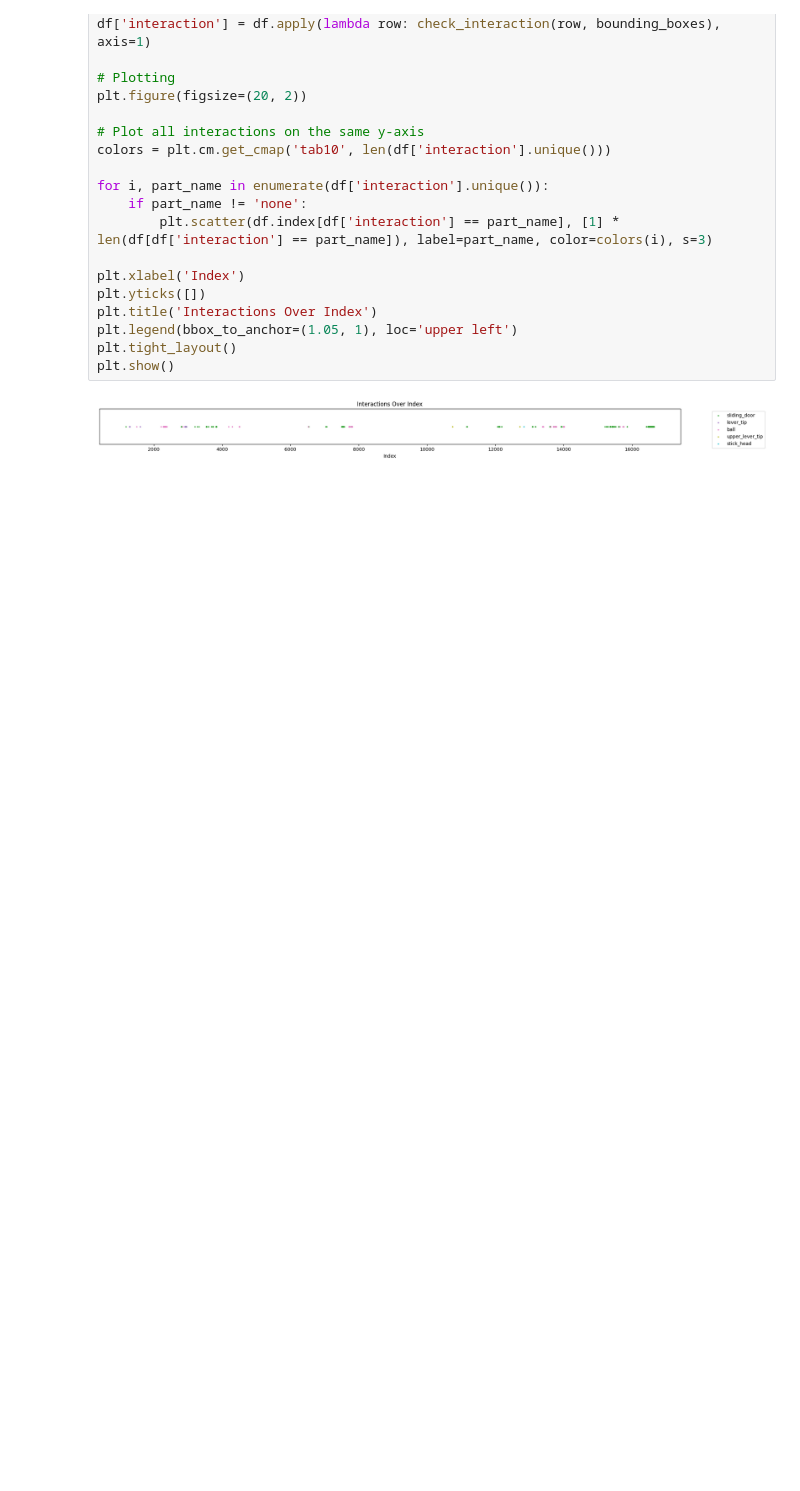
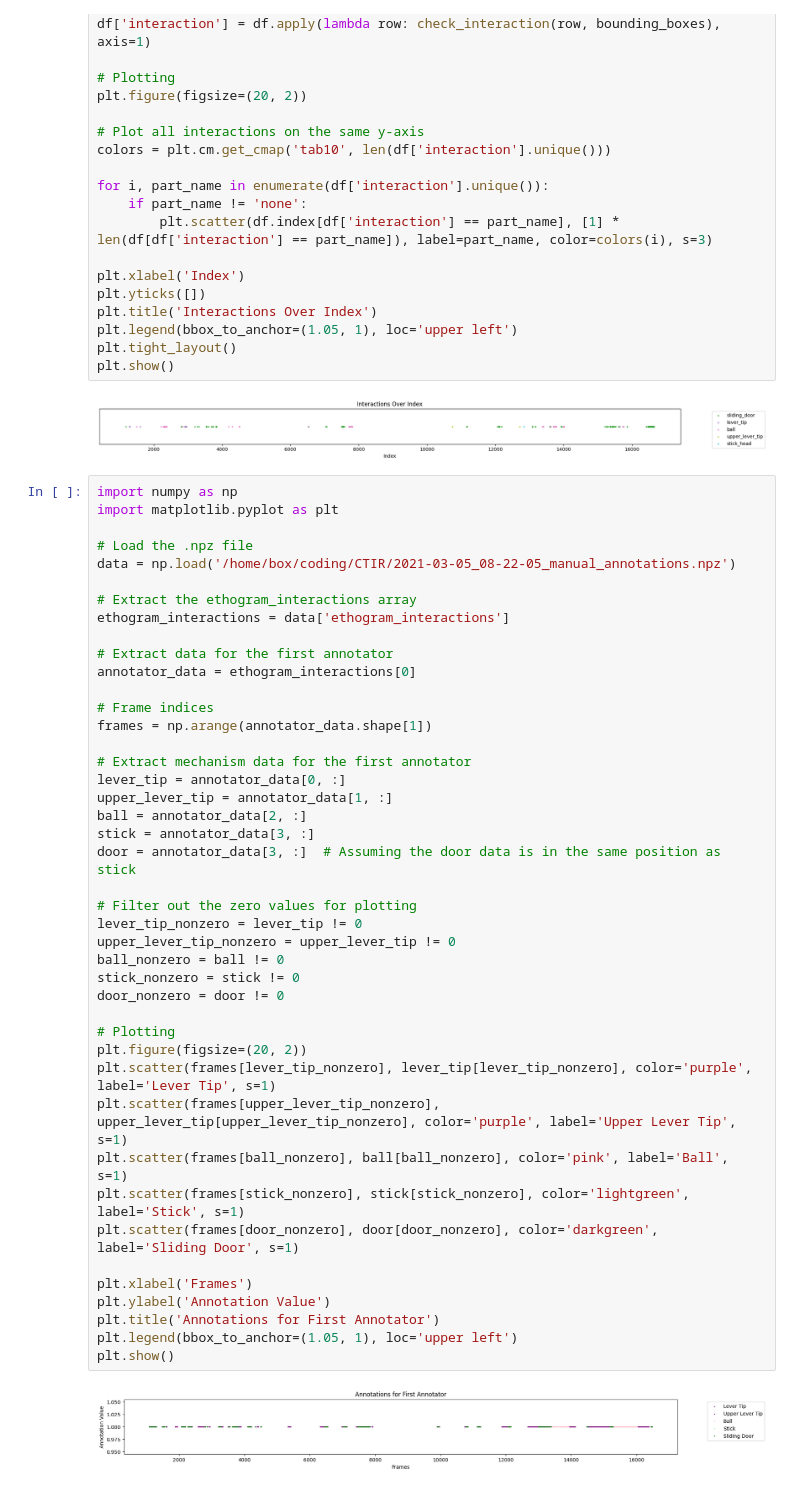
Before and after one commit to BoxedInKehrer/DLC_Proj, a Jupyter notebook: Step_2/wrangle_reference.ipynb, the cells around one changed output. Cells and saved outputs as stored; diff of their text form; blank space fills up the shorter version.

Commit message:
added a view of the manual annotators work

```diff
--- a/Step_2/wrangle_reference.ipynb
+++ b/Step_2/wrangle_reference.ipynb
@@ -397,3 +397,48 @@ plt.tight_layout()
 plt.show()
 # %% [output]
 [figure]
+# %%
+import numpy as np
+import matplotlib.pyplot as plt
+
+# Load the .npz file
+data = np.load('/home/box/coding/CTIR/2021-03-05_08-22-05_manual_annotations.npz')
+
+# Extract the ethogram_interactions array
+ethogram_interactions = data['ethogram_interactions']
+
+# Extract data for the first annotator
+annotator_data = ethogram_interactions[0]
+
+# Frame indices
+frames = np.arange(annotator_data.shape[1])
+
+# Extract mechanism data for the first annotator
+lever_tip = annotator_data[0, :]
+upper_lever_tip = annotator_data[1, :]
+ball = annotator_data[2, :]
+stick = annotator_data[3, :]
+door = annotator_data[3, :]  # Assuming the door data is in the same position as stick
+
+# Filter out the zero values for plotting
+lever_tip_nonzero = lever_tip != 0
+upper_lever_tip_nonzero = upper_lever_tip != 0
+ball_nonzero = ball != 0
+stick_nonzero = stick != 0
+door_nonzero = door != 0
+
+# Plotting
+plt.figure(figsize=(20, 2))
+plt.scatter(frames[lever_tip_nonzero], lever_tip[lever_tip_nonzero], color='purple', label='Lever Tip', s=1)
+plt.scatter(frames[upper_lever_tip_nonzero], upper_lever_tip[upper_lever_tip_nonzero], color='purple', label='Upper Lever Tip', s=1)
+plt.scatter(frames[ball_nonzero], ball[ball_nonzero], color='pink', label='Ball', s=1)
+plt.scatter(frames[stick_nonzero], stick[stick_nonzero], color='lightgreen', label='Stick', s=1)
+plt.scatter(frames[door_nonzero], door[door_nonzero], color='darkgreen', label='Sliding Door', s=1)
+
+plt.xlabel('Frames')
+plt.ylabel('Annotation Value')
+plt.title('Annotations for First Annotator')
+plt.legend(bbox_to_anchor=(1.05, 1), loc='upper left')
+plt.show()
+# %% [output]
+[figure, added]
```
Also changed, not shown: 1 other file.
